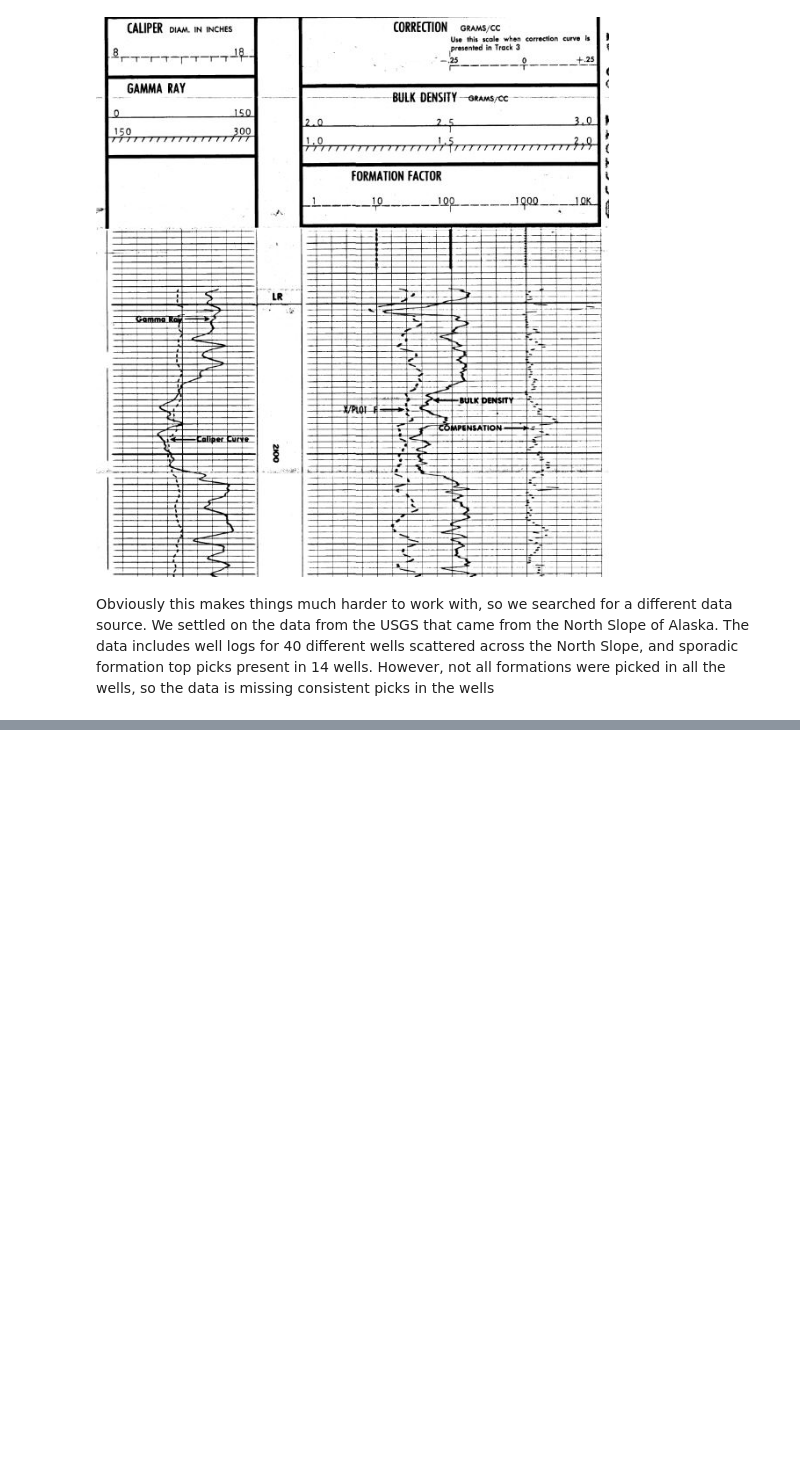
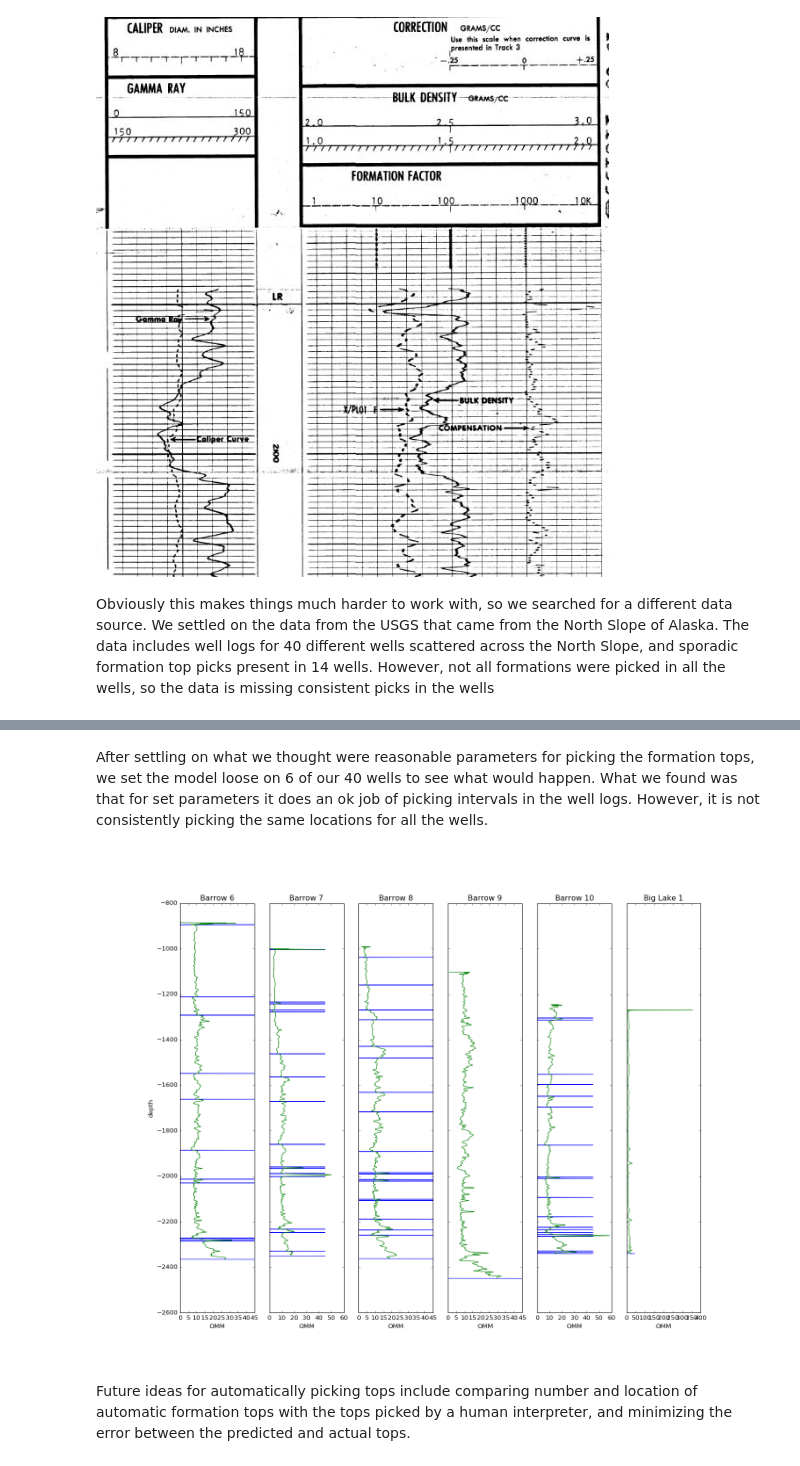
Before and after one commit to jessepisel/geohack, a Jupyter notebook: Presentation.ipynb, the cells around one changed output, grey strips where cells are left out. Drawn from its saved outputs; the diff is of its cells as text; code cells hidden in the pictures; blank space fills up the shorter version.

```diff
--- a/Presentation.ipynb
+++ b/Presentation.ipynb
@@ -14,0 +59,8 @@ Because of the data constraints we began looking into ways that we could create
+# %% [markdown]
+After settling on what we thought were reasonable parameters for picking the formation tops, we set the model loose on 6 of our 40 wells to see what would happen. What we found was that for set parameters it does an ok job of picking intervals in the well logs. However, it is not consistently picking the same locations for all the wells.
+# %%
+display(Image(filename='D:/geohack/images/all wells.png'))
+# %% [output]
+[figure, added]
+# %% [markdown]
+Future ideas for automatically picking tops include comparing number and location of automatic formation tops with the tops picked by a human interpreter, and minimizing the error between the predicted and actual tops.
```
Also changed, not shown: parts of 9 cells of this notebook, 3 other files.
